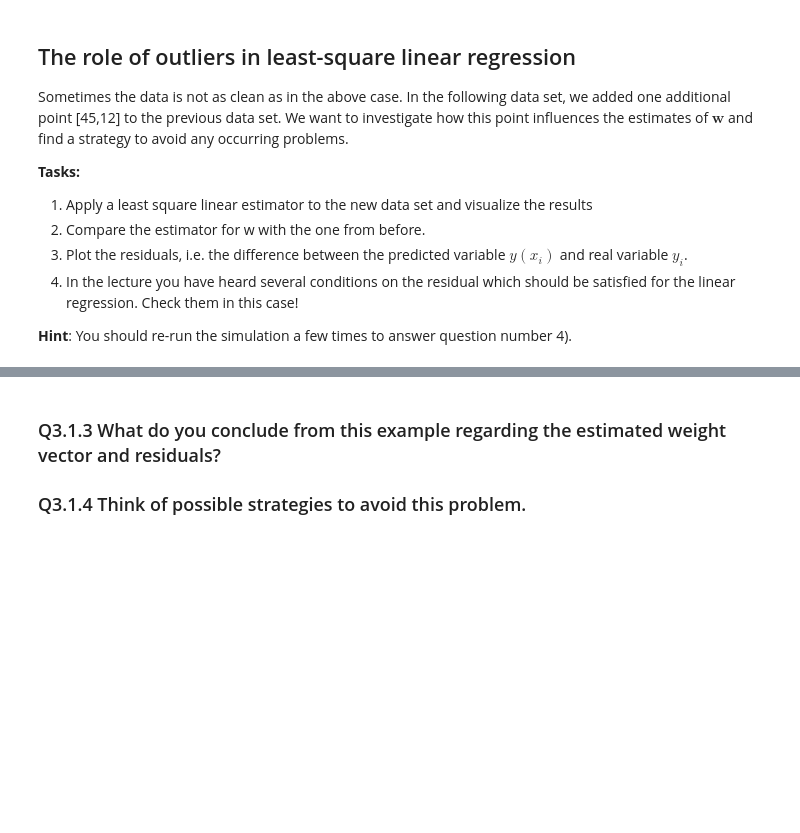
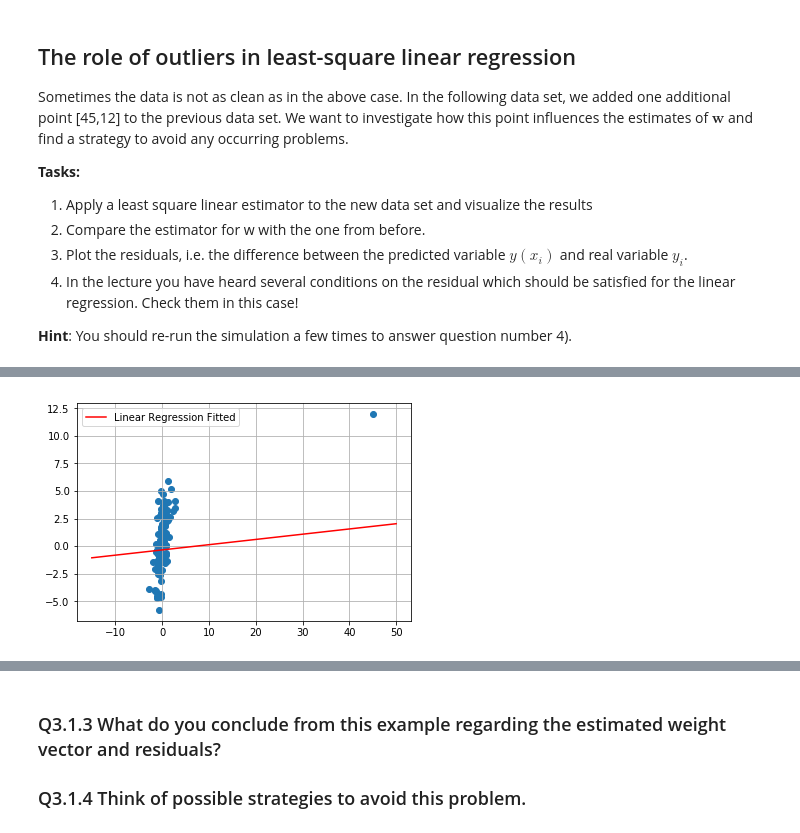
Before and after one commit to ChrisProgramming2018/machineLearning, a Jupyter notebook: 2.LinearRegression/3.1 Least Square Linear Regression.ipynb, the cells around one changed output, grey strips where cells are left out. Saved outputs shown, nothing was run; the diff lists cells and outputs as text; code cells hidden in the pictures; blank space fills up the shorter version.

```diff
--- a/2.LinearRegression/3.1 Least Square Linear Regression.ipynb
+++ b/2.LinearRegression/3.1 Least Square Linear Regression.ipynb
@@ -202,0 +315,11 @@ y = np.append(y,12)
+# %%
+nrow = len(X)
+X_stacked= np.column_stack((np.ones(nrow),X))
+w_est_2,resid_2,rank,sigma = np.linalg.lstsq(X_stacked, y)
+res_error=(np.dot(X_stacked,w_est_2)-y)*(np.dot(X_stacked,w_est_2)-y)
+plt.figure()
+plt.plot([-15,50],np.dot([[1, -5], [1, 5]],w_est_2),c='red',label='Linear Regression Fitted');
+plt.legend()
+plt.scatter(X, y);
+plt.grid()
+# %% [output]
@@ -202,0 +328 @@ y = np.append(y,12)
+[figure, added]
```
Also changed, not shown: parts of 13 cells of this notebook.
